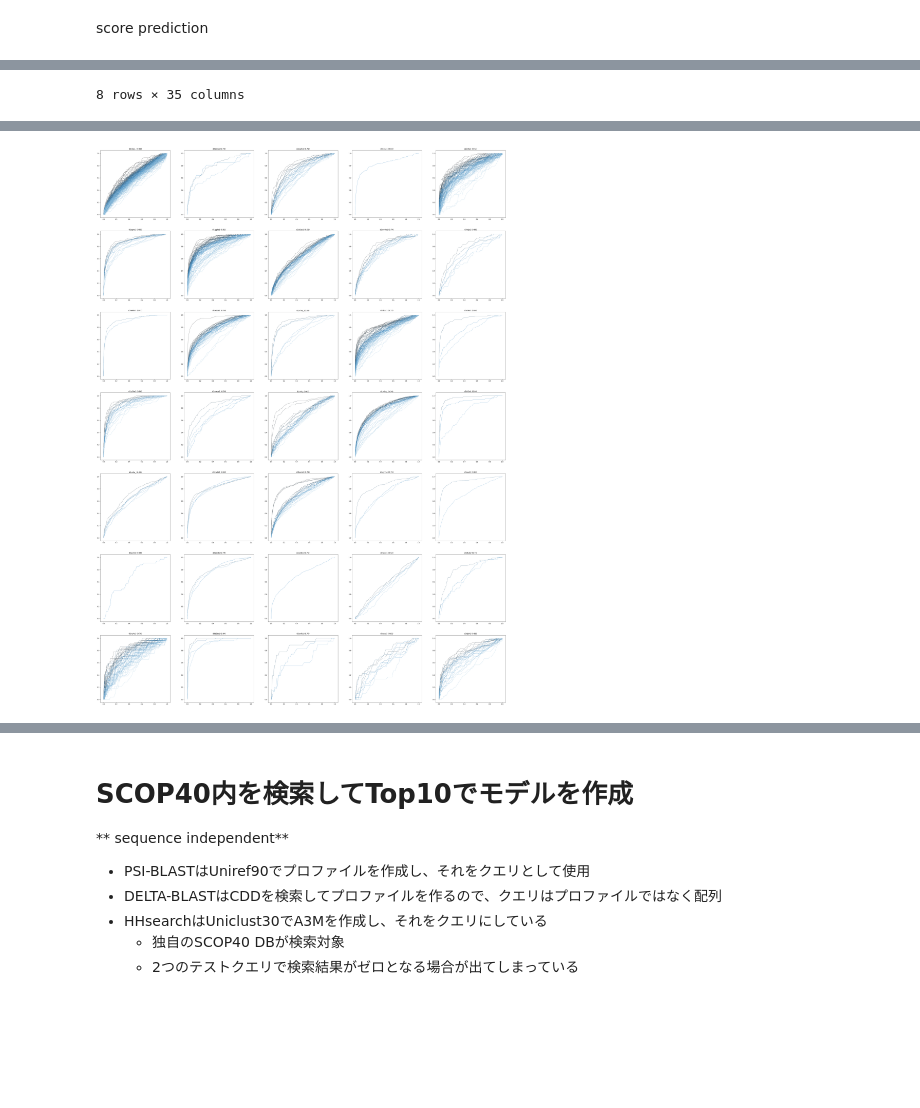
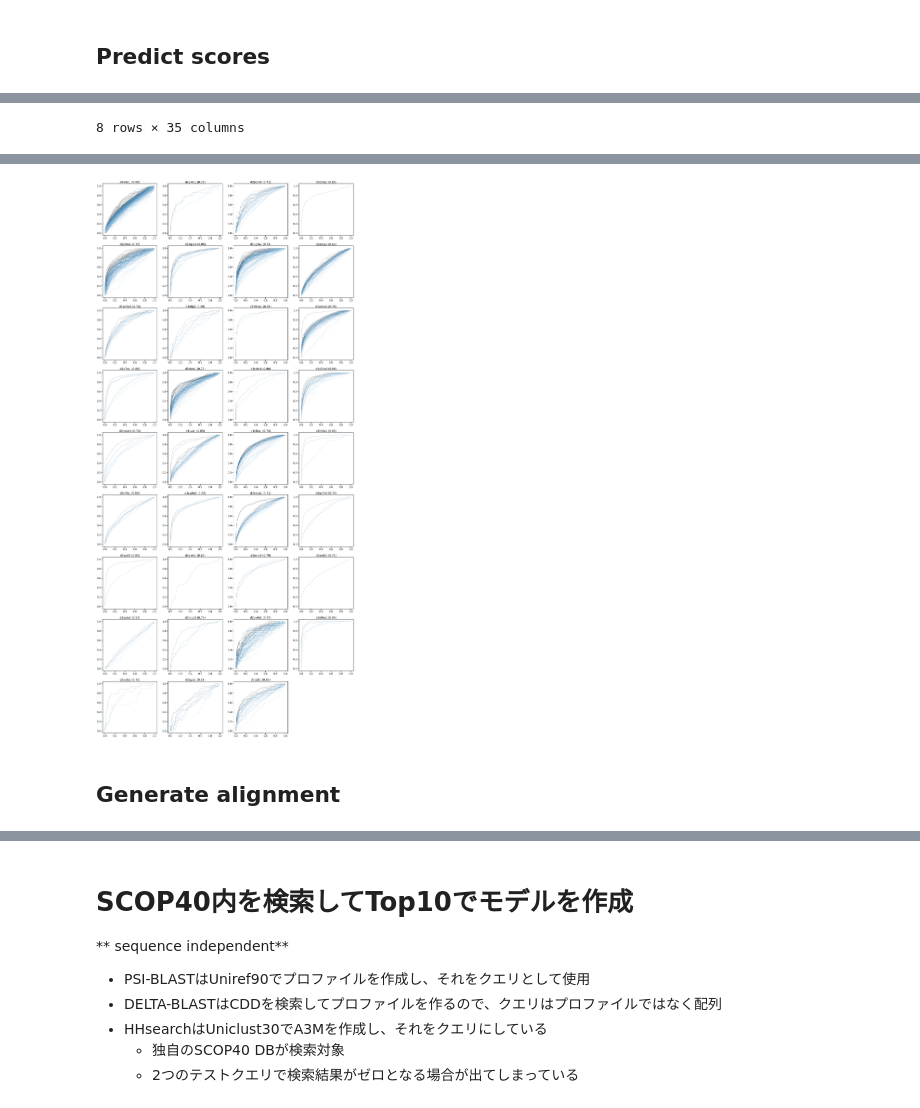
Before and after one commit to shuichiro-makigaki/exmachina, a Jupyter notebook: contrib/kNearestNeighbor.ipynb, the cells around one changed output, grey strips where cells are left out. Drawn from its saved outputs; the diff is of its cells as text; code cells hidden in the pictures; blank space fills up the shorter version.

```diff
--- a/contrib/kNearestNeighbor.ipynb
+++ b/contrib/kNearestNeighbor.ipynb
@@ -2,8 +2,8 @@
 %reload_ext autoreload
 %autoreload 2
 %matplotlib inline
-# %% [markdown]
-score prediction
+# %% [markdown]
+## Predict scores
 # %%
 from pathlib import Path
 import sys
@@ -84,40 +84,43 @@ for query in tqdm(test_domain):
         roc_d[query]['index'].extend([i]*len(fpr))
         i += 1
 
 auc_df = pandas.DataFrame.from_dict(auc_d, orient='index')
 auc_df = auc_df.transpose()
 display(auc_df.describe())
 
 # Visualize
-fig, axes = pyplot.subplots(7, 5, figsize=(50, 70))
-# seaborn.set_context('talk')
+fig, axes = pyplot.subplots(9, 4, figsize=(40, 90))
+seaborn.set_context('poster')
 i = 0
 for query in tqdm(test_domain):
     roc_df = pandas.DataFrame.from_dict(roc_d[query])
     seaborn.lineplot(x='fpr', y='tpr', data=roc_df, hue='index', linewidth=.6,
                      palette=seaborn.color_palette('Blues_d', len(auc_d[query])),
                      hue_order=sorted(range(len(auc_d[query])), key=lambda _: auc_d[query][_], reverse=True),
-                     ax=axes[int(i/5), i%5], legend=False)
+                     ax=axes[int(i/4), i%4], legend=False)
     avgauc = auc_df[query].mean()
-    axes[int(i/5), i%5].set_title(f'{query} ({avgauc:.2f})')
-    axes[int(i/5), i%5].set_xlabel('')
-    axes[int(i/5), i%5].set_ylabel('')
+    axes[int(i/4), i%4].set_title(f'{query} ({avgauc:.2f})')
+    axes[int(i/4), i%4].set_xlabel('')
+    axes[int(i/4), i%4].set_ylabel('')
     i += 1
+axes[8, 3].set_axis_off()
 fig.savefig('roc_label_prediction.pdf', bbox_inches='tight', pad_inches = 0)
 # %% [output]
 [interactive output not drawn]
 |  | d1wlqc_ | d2axtu1 | d2pqrb1 | d3cr3a1 | d2jn6a1 | d2zqna1 | d1qg3a1 | d2a5za1 | d1wv3a1 | d3etja1 | ... | ... |
 | count | 180.000000 | 3.000000 | 26.000000 | 1.000000 | 101.000000 | 15.000000 | 96.000000 | 55.000000 | 15.000000 | 6.000000 | ... | ... |
 | mean | 0.595455 | 0.756683 | 0.713536 | 0.832714 | 0.722425 | 0.852231 | 0.810739 | 0.619084 | 0.739672 | 0.683385 | ... | ... |
 | std | 0.043751 | 0.067659 | 0.065962 | NaN | 0.075021 | 0.043414 | 0.068887 | 0.040759 | 0.036511 | 0.070635 | ... | ... |
 | min | 0.471214 | 0.678779 | 0.592453 | 0.832714 | 0.448483 | 0.769255 | 0.637446 | 0.495915 | 0.691455 | 0.583582 | ... | ... |
 | 25% | 0.572151 | 0.734658 | 0.674559 | 0.832714 | 0.679810 | 0.821974 | 0.772804 | 0.595198 | 0.708158 | 0.647962 | ... | ... |
 | 50% | 0.594667 | 0.790538 | 0.715088 | 0.832714 | 0.725311 | 0.873846 | 0.830748 | 0.627441 | 0.734420 | 0.684106 | ... | ... |
 | 75% | 0.622352 | 0.795635 | 0.767937 | 0.832714 | 0.770384 | 0.880370 | 0.859011 | 0.646115 | 0.764851 | 0.713208 | ... | ... |
 | max | 0.720330 | 0.800733 | 0.845628 | 0.832714 | 0.885431 | 0.903522 | 0.923138 | 0.708392 | 0.820036 | 0.789691 | ... | ... |
 8 rows × 35 columns
 [interactive output not drawn]
-[figure, old version]
+[figure, new version]
+# %% [markdown]
+## Generate alignment
 # %%
 from pathlib import Path
 import sys
```
Also changed, not shown: parts of 2 cells of this notebook, 5 other files.
